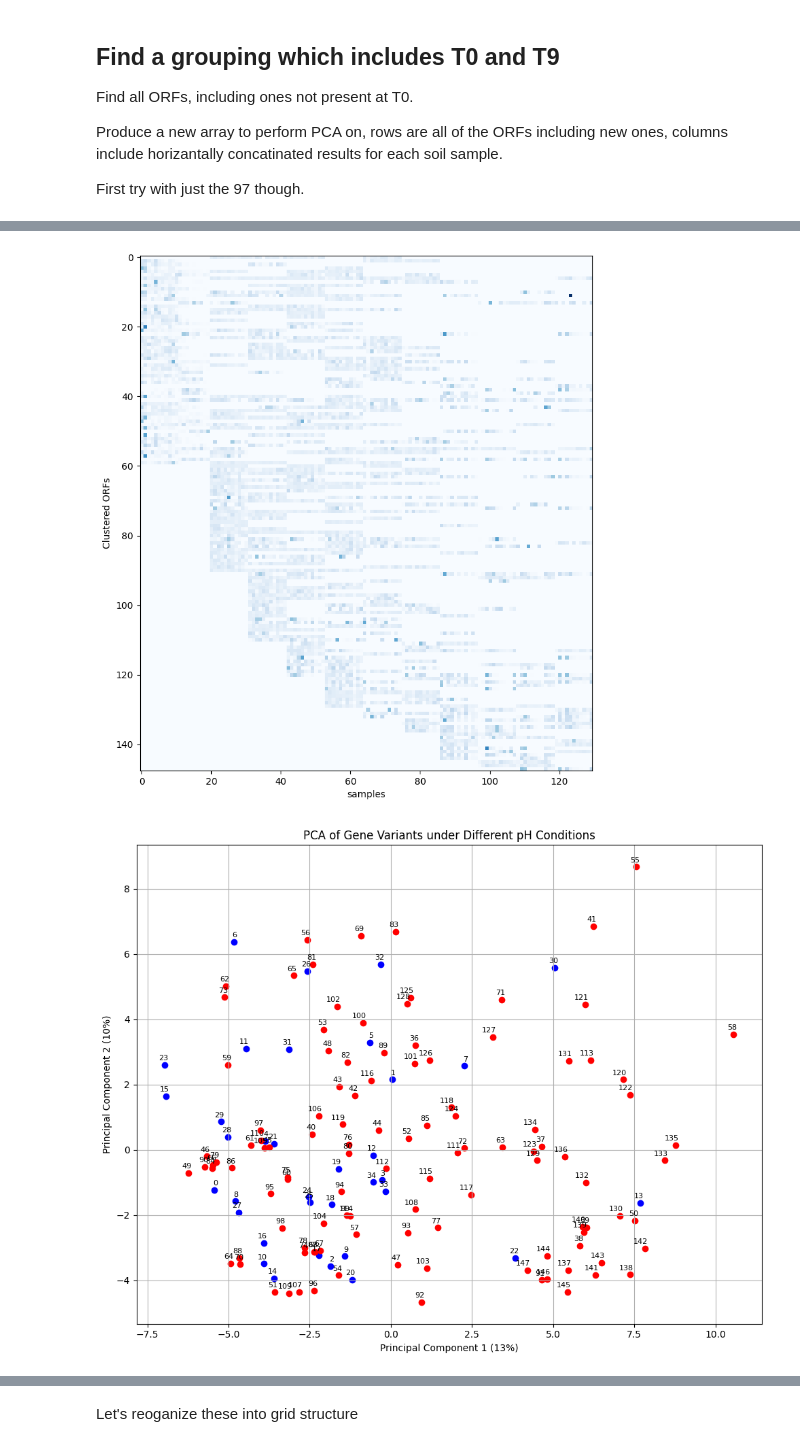
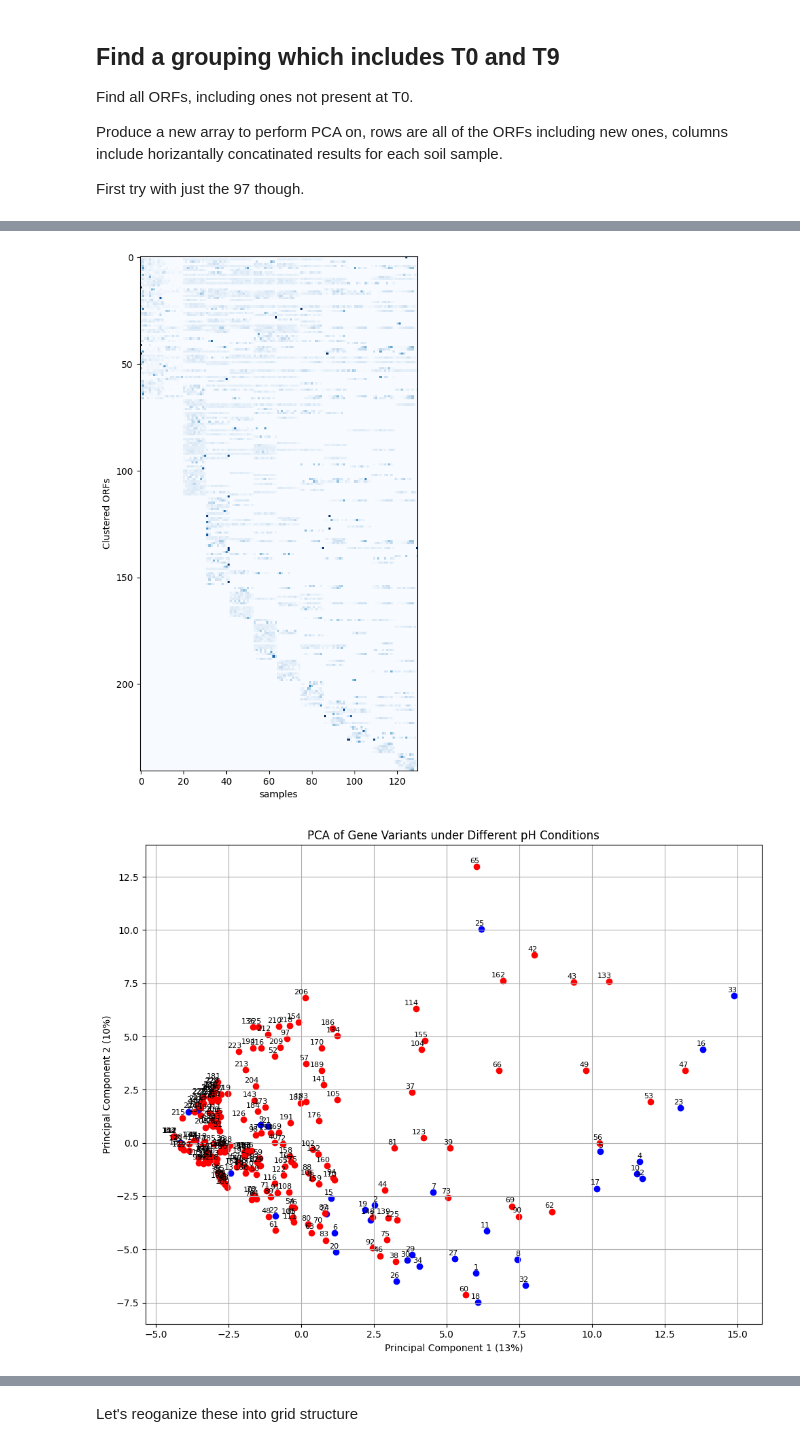
Before and after one commit to AddisonHowe/soil-metagenomics, a Jupyter notebook: organization.ipynb, the cells around one changed output, grey strips where cells are left out. Drawn from its saved outputs; the diff is of its cells as text; code cells hidden in the pictures.

```diff
--- a/organization.ipynb
+++ b/organization.ipynb
@@ -402,13 +402,13 @@ Produce a new array to perform PCA on, rows are all of the ORFs including new on
 
 First try with just the 97 though.
 # %%
-clustered_data = pd.read_csv('out/T0data_508_nar.tsv', sep='\t', header=None)
+clustered_data = pd.read_csv('out/T0data_09_K00370.tsv', sep='\t', header=None)
 data = clustered_data.values
 data = data / data.sum(axis=1, keepdims=True)
 
 
 for soil in soils:
-    filename = f"out/{soil}data_508_nar.tsv"  # Construct the filename
+    filename = f"out/{soil}data_09_K00370.tsv"  # Construct the filename
     df = pd.read_csv(filename, sep='\t', header = None)
     df = df.values
     df = df / df.sum(axis = 1, keepdims=True)
@@ -487,14 +487,14 @@ Principal Component 29: 0.77%
 Principal Component 30: 0.74%
 [figure]
 # %%
-clustered_data = pd.read_csv('out/T0data_508_nar.tsv', sep='\t', header=None)
+clustered_data = pd.read_csv('out/T0data_08_K00370.tsv', sep='\t', header=None)
 old_data = clustered_data.values
 data = old_data / old_data.sum(axis=1, keepdims=True)
 
 abs_data = old_data
 
 for soil in soils:
-    filename = f"out/{soil}data_508_nar.tsv"  # Construct the filename
+    filename = f"out/{soil}data_08_K00370.tsv"  # Construct the filename
     df = pd.read_csv(filename, sep='\t', header = None)
     df = df.values
     abs_df = df
@@ -511,7 +511,7 @@ for i, datum in enumerate(data):
     for entry in datum:
         if entry != 0:
             score += 1
-    if score > 20:
+    if score > 0:
         filtered_data.append(datum)
         absolute_data.append(abs_data[i])
 
@@ -534,32 +534,32 @@ pca = PCA(n_components=30)
 principal_components = pca.fit_transform(scaled_data)
 
 # Generate colors based on row index
 row_indices = np.arange(principal_components.shape[0])
 colors = plt.cm.seismic(row_indices / row_indices.max())
 
 # Plot the first two principal components with row index labels
 plt.figure(figsize=(10, 8))
 for i in range(principal_components.shape[0]):
     if (i < 35):
         plt.scatter(principal_components[i, 0], principal_components[i, 1], color='blue')
         plt.text(principal_components[i, 0] + 0.1, principal_components[i, 1] + 0.1 , str(i), fontsize=8, ha='right', va='bottom')
     if (i > 35):
         plt.scatter(principal_components[i, 0], principal_components[i, 1], color='red')
         plt.text(principal_components[i, 0] + 0.1, principal_components[i, 1] + 0.1 , str(i), fontsize=8, ha='right', va='bottom')
 
 
 plt.xlabel('Principal Component 1 (13%)')
 plt.ylabel('Principal Component 2 (10%)')
 plt.title('PCA of Gene Variants under Different pH Conditions')
 plt.grid(True)
 plt.tight_layout()
 plt.show()
 
 
 
 for i, ratio in enumerate(pca.explained_variance_ratio_, start=1):
     #plt.scatter(i, ratio)
     print(f"Principal Component {i}: {ratio * 100:.2f}%")
 # %% [output]
-[figure, old version]
+[figure, new version]
-[figure, old version]
+[figure, new version]
```
Also changed, not shown: parts of 5 cells of this notebook.
